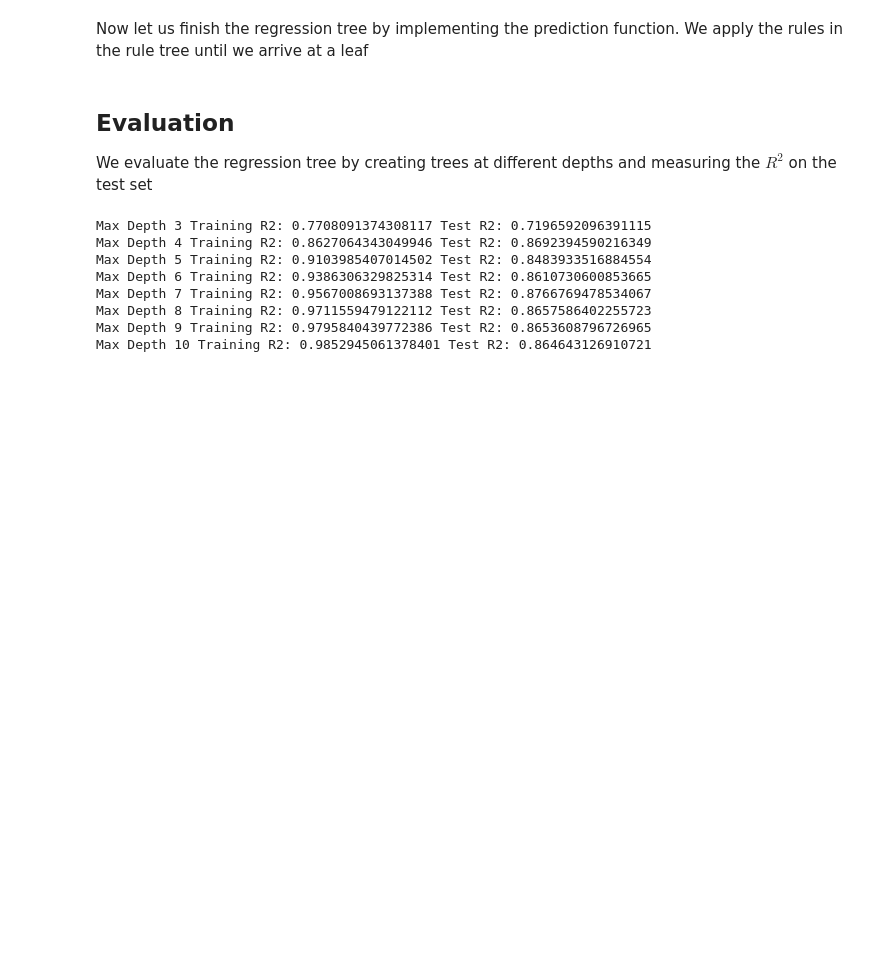
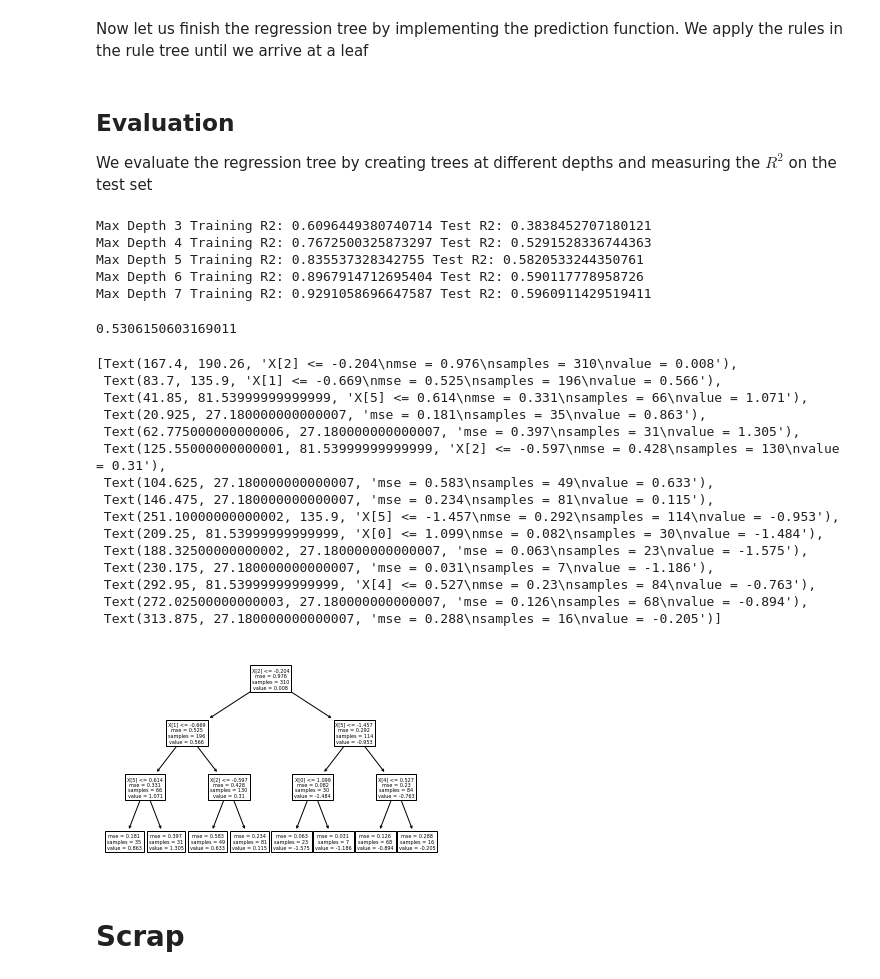
Before and after one commit to D3sert/Task2Regression, a Jupyter notebook: RegressionTree.ipynb, the cells around one changed output. Cells and saved outputs as stored; diff of their text form; code cells hidden in the pictures; blank space fills up the shorter version.

```diff
--- a/RegressionTree.ipynb
+++ b/RegressionTree.ipynb
@@ -156,18 +215,48 @@ def evaluate(X, y):
     preds = X.apply(predict, axis='columns', rules=rules.copy())
     return r2_score(preds, y)
 # %%
-X_train, y_train, X_test, y_test = prepare_dataset()
-for max_depth in range(3, 11):
+#X_train, y_train, X_test, y_test = prepare_dataset()
+for max_depth in range(3, 8):
     rules = split(X_train, y_train, 0, max_depth)
     train_r2 = evaluate(X_train, y_train)
     test_r2 = evaluate(X_test, y_test)
     print('Max Depth', max_depth, 'Training R2:', train_r2, 'Test R2:',test_r2)
 # %% [output]
-Max Depth 3 Training R2: 0.7708091374308117 Test R2: 0.7196592096391115
-Max Depth 4 Training R2: 0.8627064343049946 Test R2: 0.8692394590216349
-Max Depth 5 Training R2: 0.9103985407014502 Test R2: 0.8483933516884554
-Max Depth 6 Training R2: 0.9386306329825314 Test R2: 0.8610730600853665
-Max Depth 7 Training R2: 0.9567008693137388 Test R2: 0.8766769478534067
-Max Depth 8 Training R2: 0.9711559479122112 Test R2: 0.8657586402255723
-Max Depth 9 Training R2: 0.9795840439772386 Test R2: 0.8653608796726965
-Max Depth 10 Training R2: 0.9852945061378401 Test R2: 0.864643126910721
+Max Depth 3 Training R2: 0.6096449380740714 Test R2: 0.3838452707180121
+Max Depth 4 Training R2: 0.7672500325873297 Test R2: 0.5291528336744363
+Max Depth 5 Training R2: 0.835537328342755 Test R2: 0.5820533244350761
+Max Depth 6 Training R2: 0.8967914712695404 Test R2: 0.590117778958726
+Max Depth 7 Training R2: 0.9291058696647587 Test R2: 0.5960911429519411
+# %%
+from sklearn.tree import DecisionTreeRegressor
+from sklearn.metrics import mean_squared_error
+from sklearn.metrics import r2_score
+
+DTR = DecisionTreeRegressor(max_depth=3, min_samples_split=2)
+DTR.fit(X_train, y_train)
+y_pred = DTR.predict(X_test)
+r2_score(y_test,y_pred)
+# %% [output]
+0.5306150603169011
+# %%
+from sklearn import tree
+tree.plot_tree(DTR)
+# %% [output]
+[Text(167.4, 190.26, 'X[2] <= -0.204\nmse = 0.976\nsamples = 310\nvalue = 0.008'),
+ Text(83.7, 135.9, 'X[1] <= -0.669\nmse = 0.525\nsamples = 196\nvalue = 0.566'),
+ Text(41.85, 81.53999999999999, 'X[5] <= 0.614\nmse = 0.331\nsamples = 66\nvalue = 1.071'),
+ Text(20.925, 27.180000000000007, 'mse = 0.181\nsamples = 35\nvalue = 0.863'),
+ Text(62.775000000000006, 27.180000000000007, 'mse = 0.397\nsamples = 31\nvalue = 1.305'),
+ Text(125.55000000000001, 81.53999999999999, 'X[2] <= -0.597\nmse = 0.428\nsamples = 130\nvalue = 0.31'),
+ Text(104.625, 27.180000000000007, 'mse = 0.583\nsamples = 49\nvalue = 0.633'),
+ Text(146.475, 27.180000000000007, 'mse = 0.234\nsamples = 81\nvalue = 0.115'),
+ Text(251.10000000000002, 135.9, 'X[5] <= -1.457\nmse = 0.292\nsamples = 114\nvalue = -0.953'),
+ Text(209.25, 81.53999999999999, 'X[0] <= 1.099\nmse = 0.082\nsamples = 30\nvalue = -1.484'),
+ Text(188.32500000000002, 27.180000000000007, 'mse = 0.063\nsamples = 23\nvalue = -1.575'),
+ Text(230.175, 27.180000000000007, 'mse = 0.031\nsamples = 7\nvalue = -1.186'),
+ Text(292.95, 81.53999999999999, 'X[4] <= 0.527\nmse = 0.23\nsamples = 84\nvalue = -0.763'),
+ Text(272.02500000000003, 27.180000000000007, 'mse = 0.126\nsamples = 68\nvalue = -0.894'),
+ Text(313.875, 27.180000000000007, 'mse = 0.288\nsamples = 16\nvalue = -0.205')]
+[figure, added]
+# %% [markdown]
+# Scrap
```
Also changed, not shown: parts of 24 cells of this notebook, 3 other files.
